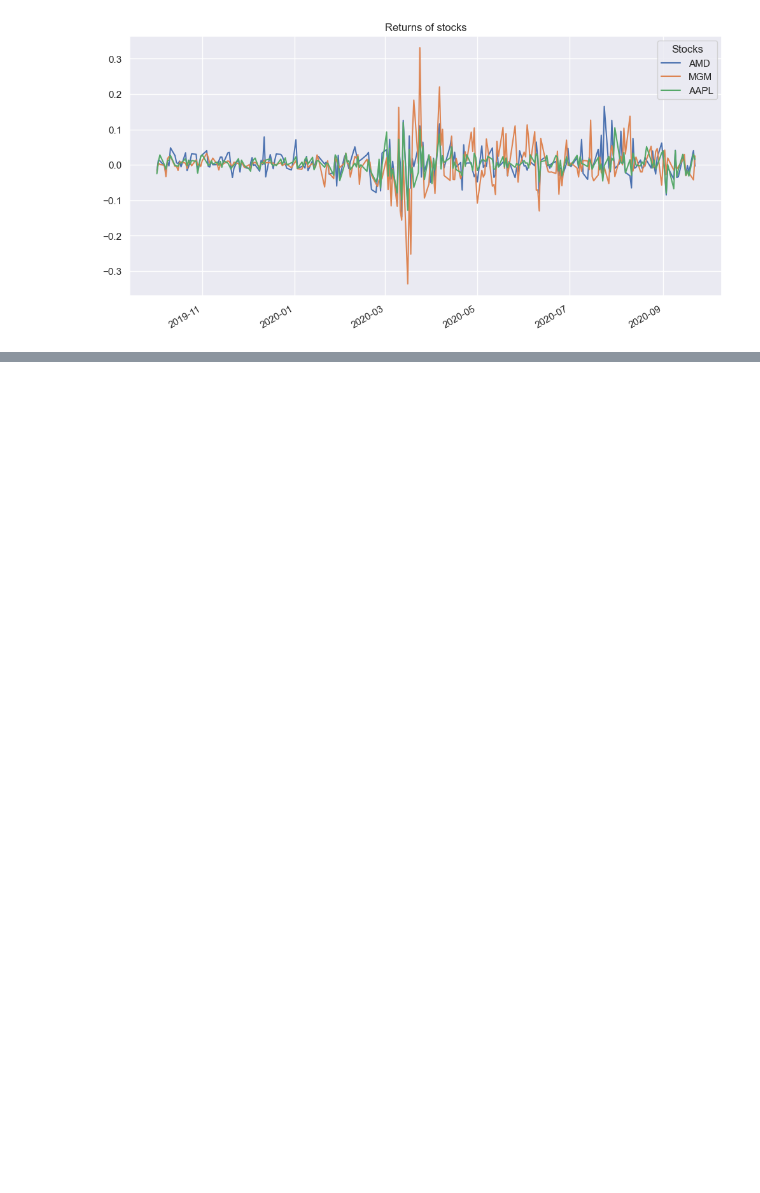
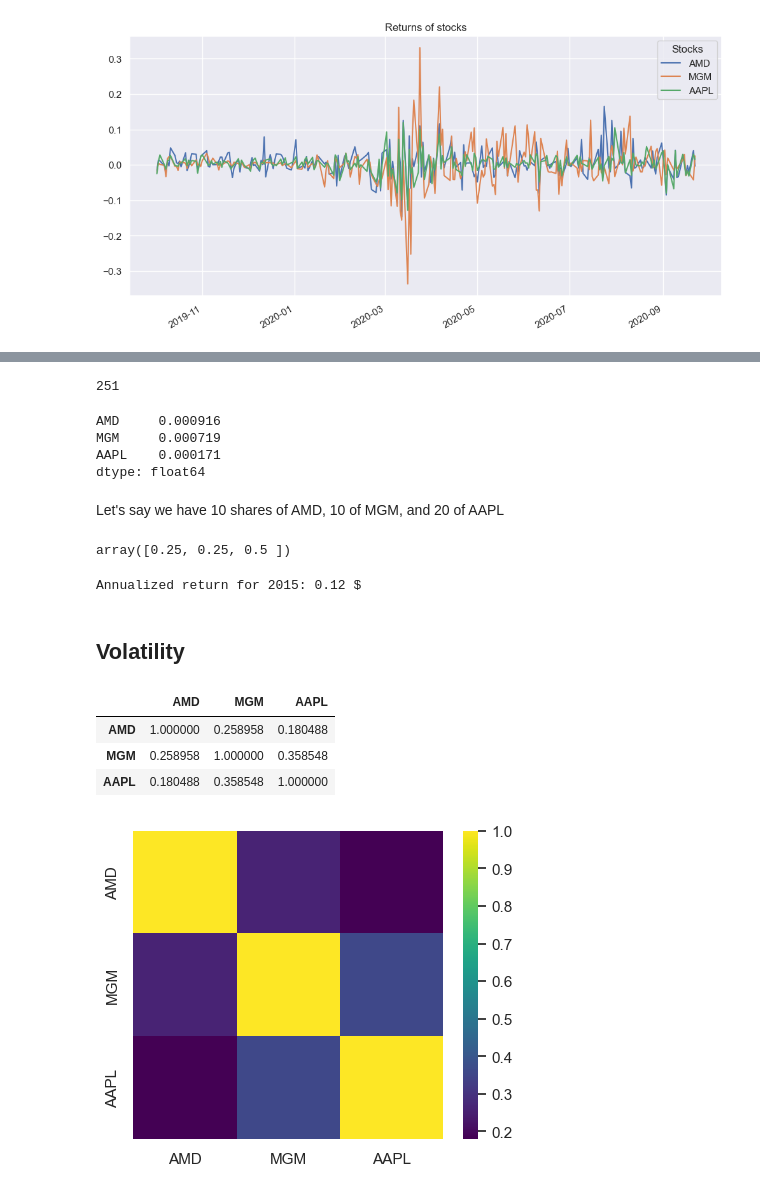
Before and after one commit to luigiselmi/finstat, a Jupyter notebook: palomar/ch6_portfolio_basics.ipynb, the cells around one changed output, grey strips where cells are left out. Cells and saved outputs as stored; diff of their text form; code cells hidden in the pictures; blank space fills up the shorter version.

Commit message:
volatility

```diff
--- a/palomar/ch6_portfolio_basics.ipynb
+++ b/palomar/ch6_portfolio_basics.ipynb
@@ -145,0 +190,47 @@ plt.show()
+# %%
+SP500_stocks_2015 = SP500_stocks_2015to2020[["AMD", "MGM", "AAPL"]].loc['2015-01-05':'2015-12-31']
+SP500_returns_2015 = SP500_stocks_2015.pct_change()
+# %%
+num_trading_days_2015 = SP500_stocks_2015.shape[0]
+num_trading_days_2015
+# %% [output]
+251
+# %%
+mean_return_2015 = SP500_returns_2015.mean()
+mean_return_2015
+# %% [output]
+AMD     0.000916
+MGM     0.000719
+AAPL    0.000171
+dtype: float64
+# %% [markdown]
+Let's say we have 10 shares of AMD, 10 of MGM, and 20 of AAPL
+# %%
+w = np.array([10, 10, 20])
+w_norm = w / w.sum()
+w_norm
+# %% [output]
+array([0.25, 0.25, 0.5 ])
+# %%
+return_2015 = num_trading_days_2015 * np.dot(w_norm, mean_return_2015.to_numpy())
+print('Annualized return for 2015: {:.2f} $'.format(return_2015))
+# %% [output]
+Annualized return for 2015: 0.12 $
+# %% [markdown]
+## Volatility
+# %%
+corr_matrix = SP500_returns_2015.corr()
+corr_matrix
+# %% [output]
+|  | AMD | MGM | AAPL |
+| AMD | 1.000000 | 0.258958 | 0.180488 |
+| MGM | 0.258958 | 1.000000 | 0.358548 |
+| AAPL | 0.180488 | 0.358548 | 1.000000 |
+# %%
+plt.figure(figsize=(5, 4))
+sns.heatmap(corr_matrix, annot=False, cmap='viridis',
+                xticklabels=True, yticklabels=True)
+#plt.title(title)
+plt.show()
+# %% [output]
+[figure, added]
```
Also changed, not shown: parts of 14 cells of this notebook.
